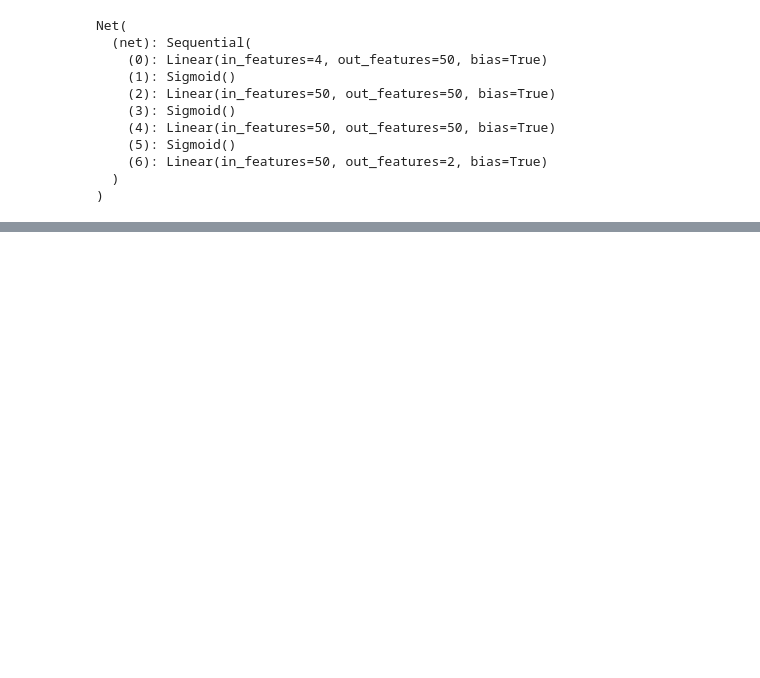
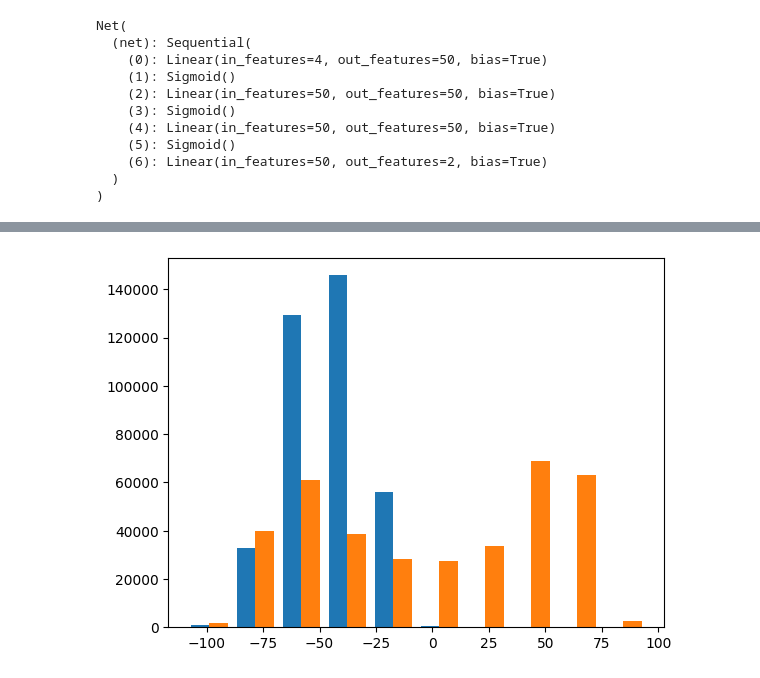
Before and after one commit to Wojcik98/bioinspired-control, a Jupyter notebook: project/testing_stuff.ipynb, the cells around one changed output, grey strips where cells are left out. Saved outputs shown, nothing was run; the diff lists cells and outputs as text; code cells hidden in the pictures; blank space fills up the shorter version.

```diff
--- a/project/testing_stuff.ipynb
+++ b/project/testing_stuff.ipynb
@@ -115,17 +101,19 @@ Net(
 # %%
 n_inputs = 4
 n_outputs = 2
-n_bases = 8
-beta = 1e-3
+n_bases = 10
+beta = 1e-4
 
 # c = AdaptiveFilterCerebellum(n_inputs, n_outputs, n_bases, beta)
-x_min = [-3] * 2
-x_max = [3] * 2
+x_min = [-2] * 2
+x_max = [2] * 2
 c = [CMAC(n_bases, x_min, x_max, beta) for _ in range(2)]
 # %%
-num_epochs = 2
-c[0].beta = beta
-c[1].beta = beta
+num_epochs = 4
+mse_nn_hist = np.zeros(num_epochs)
+mse_af_hist = np.zeros(num_epochs)
+# c[0].beta = beta
+# c[1].beta = beta
 for epoch in range(num_epochs):
     x, y, abs_px = x_train, y_train, abs_px_train
     curr_px = x[:, :2].cpu().numpy()
@@ -134,6 +122,10 @@ for epoch in range(num_epochs):
     joints_pred = joints_pred_raw.detach().numpy()[:] * 90
     joints_diff = joints_pred - curr_joints
 
+    K = 0.6
+    samples = len(joints_diff)
+    af_preds = np.zeros((samples, 2))
+
     for i in tqdm(range(len(joints_diff))):
         # cj = curr_joints[i, :]
         # pj = joints_pred[i, :]
@@ -141,7 +133,17 @@ for epoch in range(num_epochs):
         # print(dj)
         # c.step(np.concatenate((cj, pj)), dj)
         # print(abs_px[i, [1,3]])
-        c[0].predict(abs_px[i, [1, 3]])
+        pred = np.array([
+            c[0].predict(abs_px[i, [1, 3]]),
+            c[1].predict(abs_px[i, [0, 2]]),
+        ])
+        af_preds[i, :] = pred
         c[0].learn(dj[0])
-        c[1].predict(abs_px[i, [0, 2]])
         c[1].learn(dj[1])
+    joints_out = curr_joints + af_preds + K * joints_diff
+    joints_true = y.cpu().numpy() * 90
+    nn_out = curr_joints + K * joints_diff
+    mse_nn_hist[epoch] = np.mean(np.abs(nn_out - joints_true))
+    mse_af_hist[epoch] = np.mean(np.abs(joints_out - joints_true))
+    print(f'NN MSE: {mse_nn_hist[epoch]}')
+    print(f'AF MSE: {mse_af_hist[epoch]}')
@@ -148,3 +159,7 @@ for epoch in range(num_epochs):
+# %%
+_ = plt.hist(joints_diff)
+# %% [output]
+[figure, added]
 # %%
 # c[0].beta = 0.0
 # c[1].beta = 0.0
```
Also changed, not shown: parts of 8 cells of this notebook.
